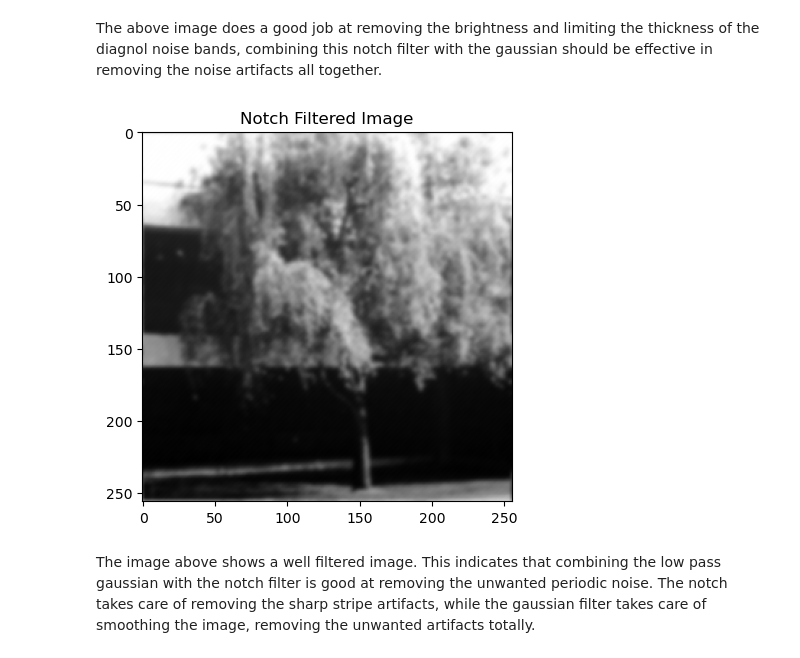
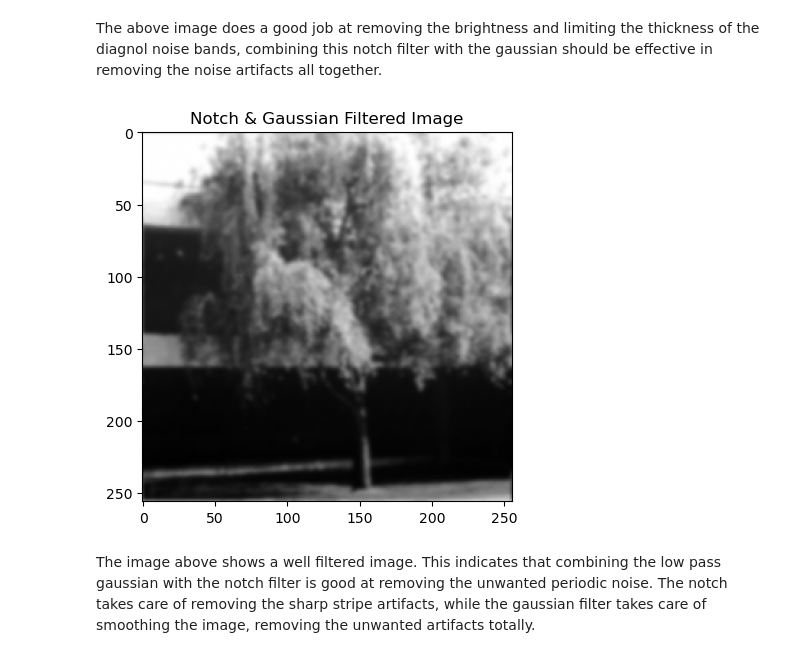
Before and after one commit to adeleyounis/SYDE575, a Jupyter notebook: Lab 3/lab3.ipynb, the cells around one changed output. Saved outputs shown, nothing was run; the diff lists cells and outputs as text; code cells hidden in the pictures.

```diff
--- a/Lab 3/lab3.ipynb
+++ b/Lab 3/lab3.ipynb
@@ -365,12 +341,12 @@ The above image does a good job at removing the brightness and limiting the thic
 # %%
 H_total = H * G_LP
 
 F_filtered = F_noisy * H_total
 f_filtered = np.fft.ifft2(np.fft.ifftshift(F_filtered)).real
 plt.imshow(f_filtered, cmap='gray')
-plt.title('Notch Filtered Image')
+plt.title('Notch & Gaussian Filtered Image')
 plt.show()
 # %% [output]
-[figure, old version]
+[figure, new version]
 # %% [markdown]
 The image above shows a well filtered image. This indicates that combining the low pass gaussian with the notch filter is good at removing the unwanted periodic noise. The notch takes care of removing the sharp stripe artifacts, while the gaussian filter takes care of smoothing the image, removing the unwanted artifacts totally.
```
Also changed, not shown: parts of 12 cells of this notebook.
